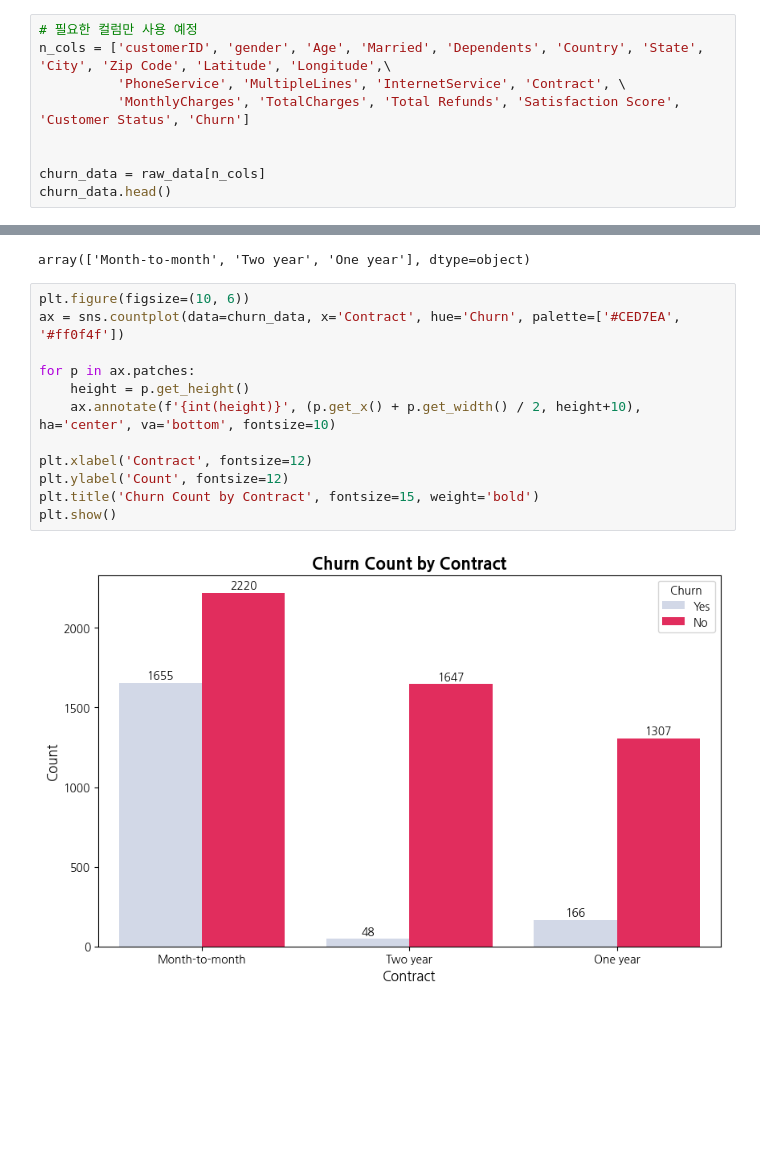
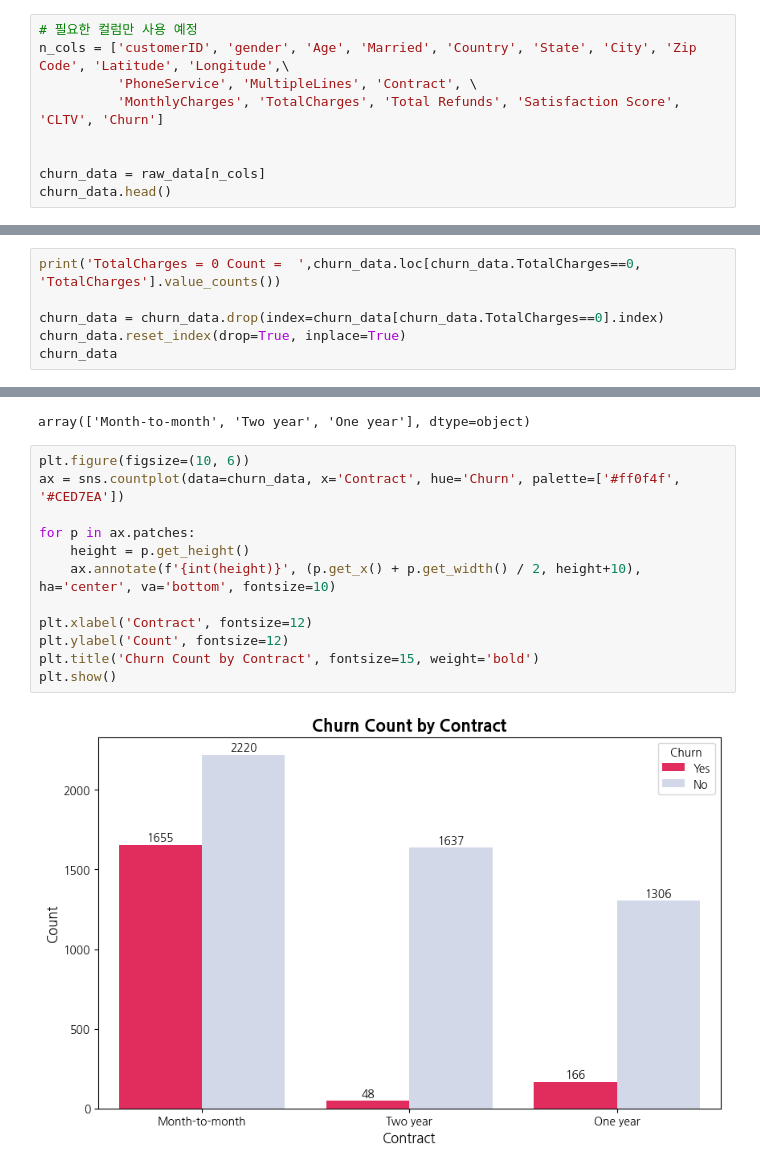
Before and after one commit to skywalker221-Minsoo/-DS-_ZeroBase_ML_Project, a Jupyter notebook: 장윤영/Telcom_Customer_Churn.ipynb, the cells around one changed output, grey strips where cells are left out. Saved outputs shown, nothing was run; the diff lists cells and outputs as text; blank space fills up the shorter version.

```diff
--- a/장윤영/Telcom_Customer_Churn.ipynb
+++ b/장윤영/Telcom_Customer_Churn.ipynb
@@ -130,9 +124,9 @@ Index(['customerID', 'gender', 'SeniorCitizen', 'Partner', 'Dependents',
       dtype='object')
 # %%
 # 필요한 컬럼만 사용 예정
-n_cols = ['customerID', 'gender', 'Age', 'Married', 'Dependents', 'Country', 'State', 'City', 'Zip Code', 'Latitude', 'Longitude',\
-          'PhoneService', 'MultipleLines', 'InternetService', 'Contract', \
-          'MonthlyCharges', 'TotalCharges', 'Total Refunds', 'Satisfaction Score', 'Customer Status', 'Churn']
+n_cols = ['customerID', 'gender', 'Age', 'Married', 'Country', 'State', 'City', 'Zip Code', 'Latitude', 'Longitude',\
+          'PhoneService', 'MultipleLines', 'Contract', \
+          'MonthlyCharges', 'TotalCharges', 'Total Refunds', 'Satisfaction Score', 'CLTV', 'Churn']
 
 
 churn_data = raw_data[n_cols]
@@ -199,0 +181,6 @@ churn_data[['Age', 'MonthlyCharges', 'TotalCharges', 'Total Refunds']].describe(
+# %%
+print('TotalCharges = 0 Count =  ',churn_data.loc[churn_data.TotalCharges==0, 'TotalCharges'].value_counts())
+
+churn_data = churn_data.drop(index=churn_data[churn_data.TotalCharges==0].index)
+churn_data.reset_index(drop=True, inplace=True)
+churn_data
@@ -427,15 +421,15 @@ churn_data.Contract.unique()
 array(['Month-to-month', 'Two year', 'One year'], dtype=object)
 # %%
 plt.figure(figsize=(10, 6))
-ax = sns.countplot(data=churn_data, x='Contract', hue='Churn', palette=['#CED7EA', '#ff0f4f'])
+ax = sns.countplot(data=churn_data, x='Contract', hue='Churn', palette=['#ff0f4f', '#CED7EA'])
 
 for p in ax.patches:
     height = p.get_height()
     ax.annotate(f'{int(height)}', (p.get_x() + p.get_width() / 2, height+10), ha='center', va='bottom', fontsize=10)
 
 plt.xlabel('Contract', fontsize=12)
 plt.ylabel('Count', fontsize=12)
 plt.title('Churn Count by Contract', fontsize=15, weight='bold')
 plt.show()
 # %% [output]
-[figure, old version]
+[figure, new version]
```
Also changed, not shown: parts of 32 cells of this notebook.
